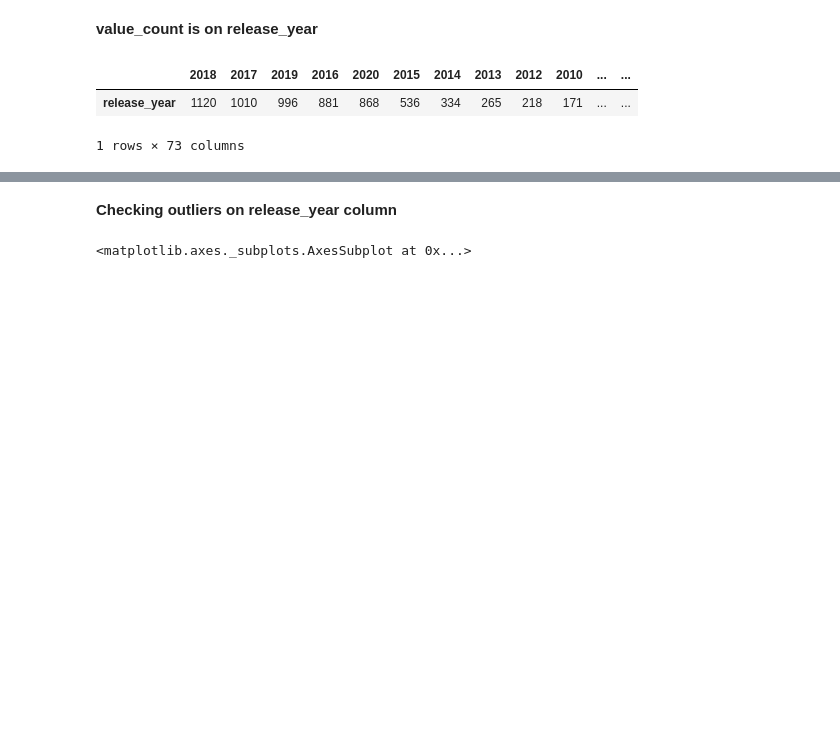
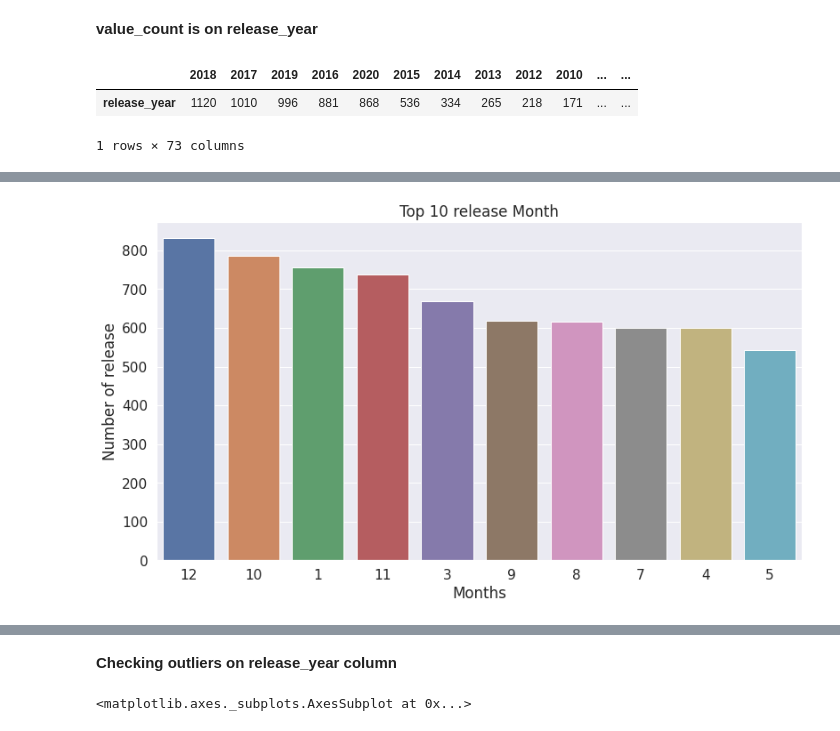
Before and after one commit to pmgumble/pmgumble-Netflix-Movies-TV-Shows-clustering, a Jupyter notebook: Pratik_M_Gumble_Netflix_Movies_TV_Shows_clustering.ipynb, the cells around one changed output, grey strips where cells are left out. Cells and saved outputs as stored; diff of their text form; code cells hidden in the pictures; blank space fills up the shorter version.

```diff
--- a/Pratik_M_Gumble_Netflix_Movies_TV_Shows_clustering.ipynb
+++ b/Pratik_M_Gumble_Netflix_Movies_TV_Shows_clustering.ipynb
@@ -373,0 +383,5 @@ df['release_year'].value_counts().to_frame().T
+# %%
+#adding columns of month and year of addition
+
+df['Month'] = pd.DatetimeIndex(df['date_added']).month
+df.head()
@@ -373,0 +395,10 @@ df['release_year'].value_counts().to_frame().T
+# %%
+# Plotting the Countplot
+plt.figure(figsize=(13,7))
+g = sns.countplot(x = df['Month'], order=df['Month'].value_counts().index[:10])
+plt.title('Top 10 release Month')
+plt.xlabel('Months')
+plt.ylabel('Number of release')
+plt.show()
+# %% [output]
+[figure, added]
```
Also changed, not shown: parts of 90 cells of this notebook.
